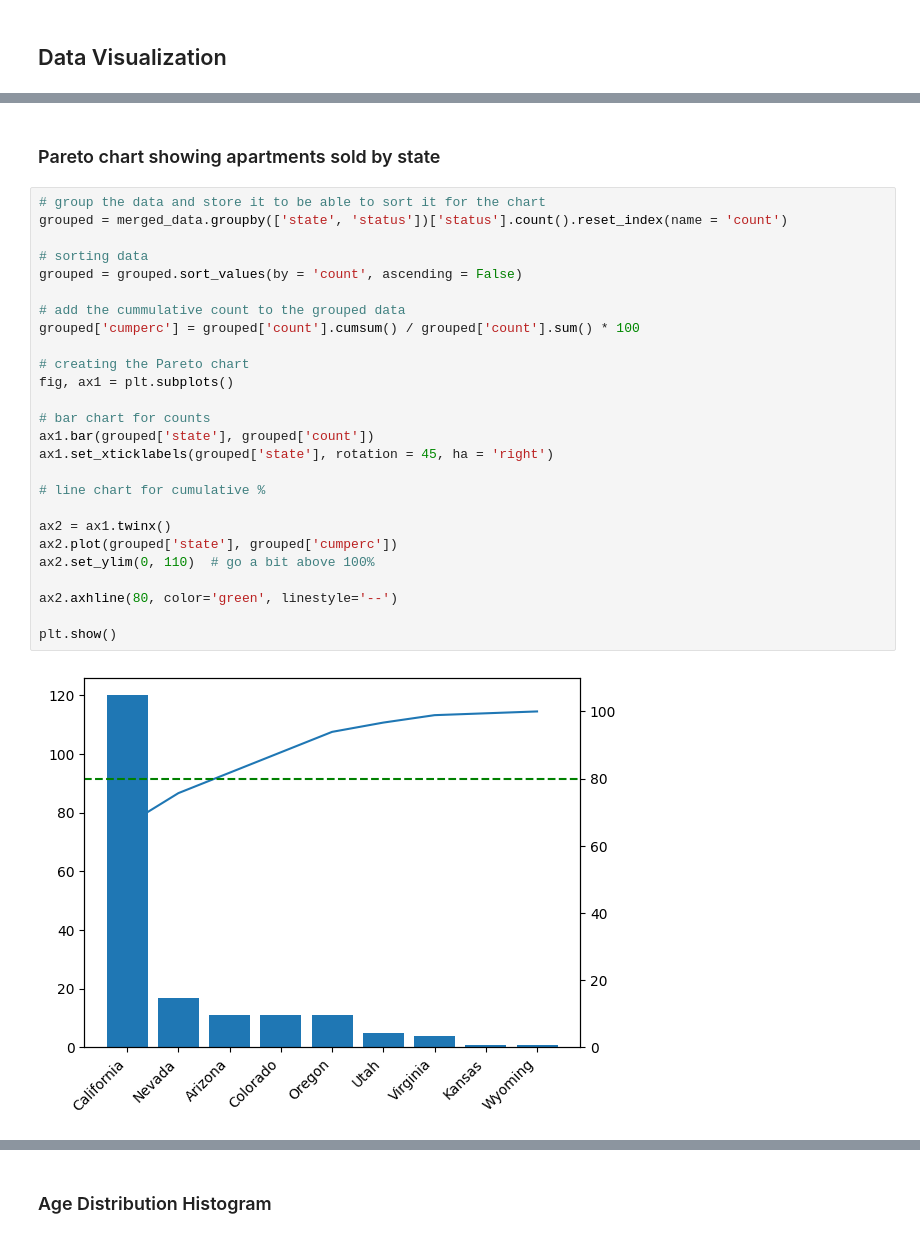
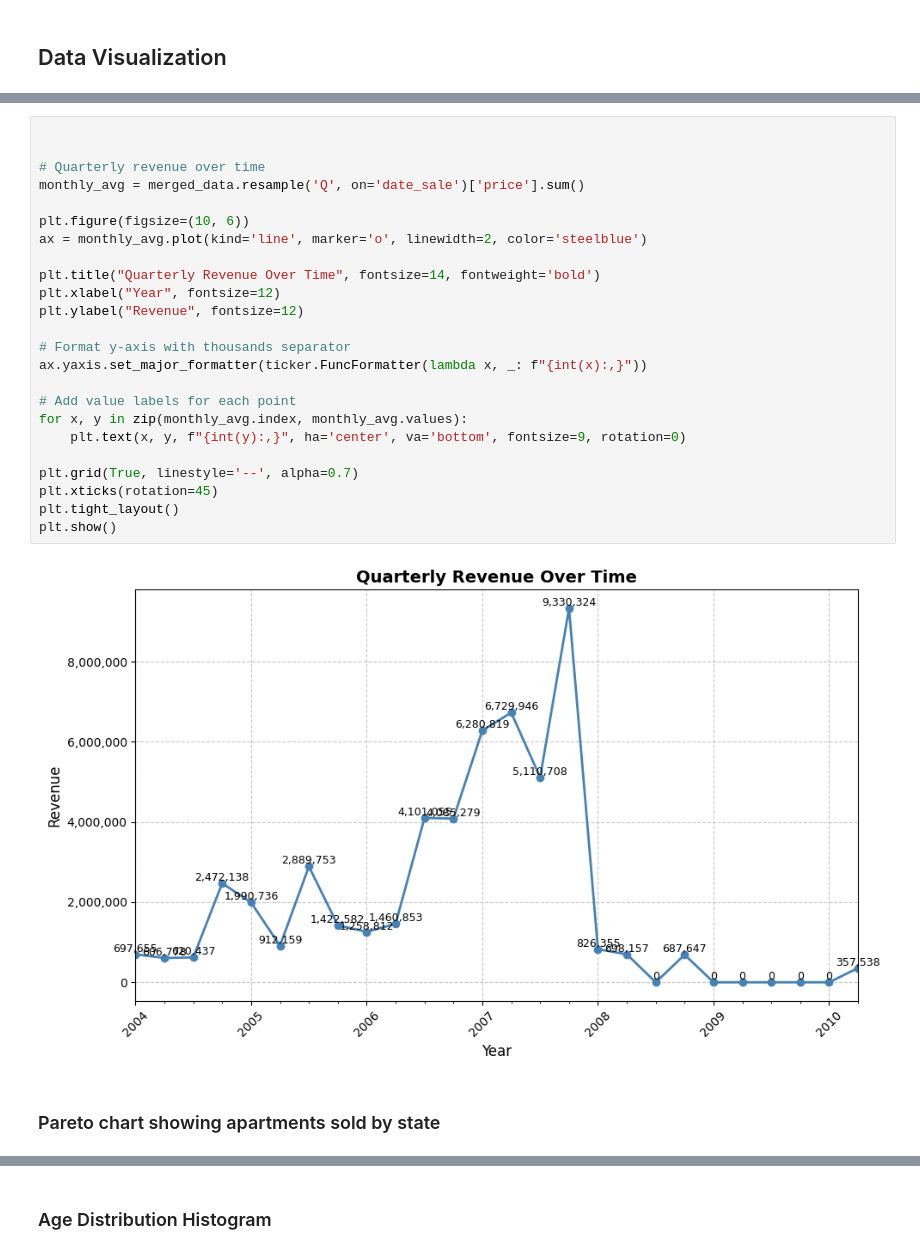
Before and after one commit to ahmed-h1ndy/real-estate-analysis, a Jupyter notebook: real_estate_analysis.ipynb, the cells around one changed output, grey strips where cells are left out. Saved outputs shown, nothing was run; the diff lists cells and outputs as text.

```diff
--- a/real_estate_analysis.ipynb
+++ b/real_estate_analysis.ipynb
@@ -600,30 +642,28 @@ plt.show()
+# %%
+
+
+# Quarterly revenue over time
+monthly_avg = merged_data.resample('Q', on='date_sale')['price'].sum()
+
+plt.figure(figsize=(10, 6))
+ax = monthly_avg.plot(kind='line', marker='o', linewidth=2, color='steelblue')
+
+plt.title("Quarterly Revenue Over Time", fontsize=14, fontweight='bold')
+plt.xlabel("Year", fontsize=12)
+plt.ylabel("Revenue", fontsize=12)
+
+# Format y-axis with thousands separator
+ax.yaxis.set_major_formatter(ticker.FuncFormatter(lambda x, _: f"{int(x):,}"))
+
+# Add value labels for each point
+for x, y in zip(monthly_avg.index, monthly_avg.values):
+    plt.text(x, y, f"{int(y):,}", ha='center', va='bottom', fontsize=9, rotation=0)
+
+plt.grid(True, linestyle='--', alpha=0.7)
+plt.xticks(rotation=45)
+plt.tight_layout()
+plt.show()
+# %% [output]
+[figure, added]
 # %% [markdown]
 ### Pareto chart showing apartments sold by state
-# %%
-# group the data and store it to be able to sort it for the chart
-grouped = merged_data.groupby(['state', 'status'])['status'].count().reset_index(name = 'count')
-
-# sorting data
-grouped = grouped.sort_values(by = 'count', ascending = False)
-
-# add the cummulative count to the grouped data
-grouped['cumperc'] = grouped['count'].cumsum() / grouped['count'].sum() * 100
-
-# creating the Pareto chart
-fig, ax1 = plt.subplots()
-
-# bar chart for counts
-ax1.bar(grouped['state'], grouped['count'])
-ax1.set_xticklabels(grouped['state'], rotation = 45, ha = 'right')
-
-# line chart for cumulative %
-
-ax2 = ax1.twinx()
-ax2.plot(grouped['state'], grouped['cumperc'])
-ax2.set_ylim(0, 110)  # go a bit above 100%
-
-ax2.axhline(80, color='green', linestyle='--')
-
-plt.show()
-# %% [output]
-[figure, removed]
```
Also changed, not shown: parts of 33 cells of this notebook.
